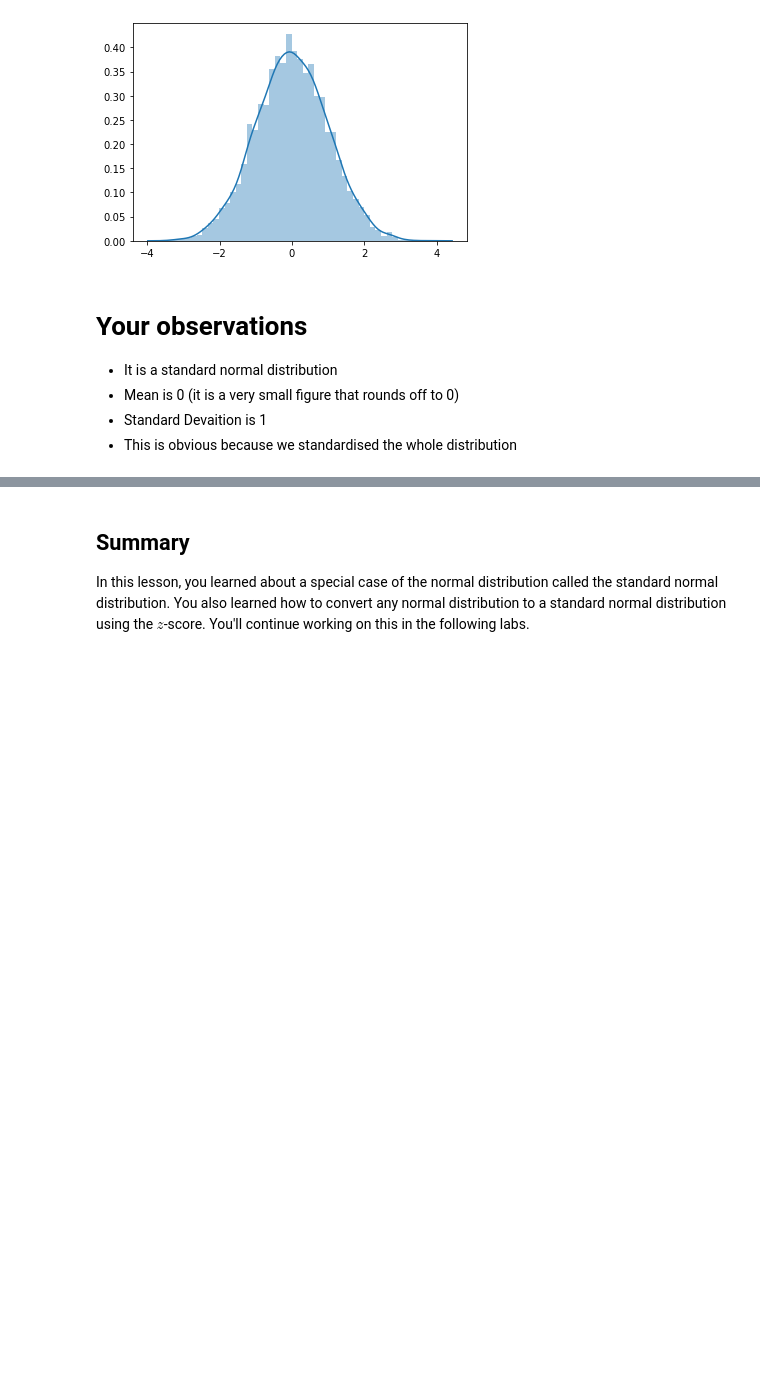
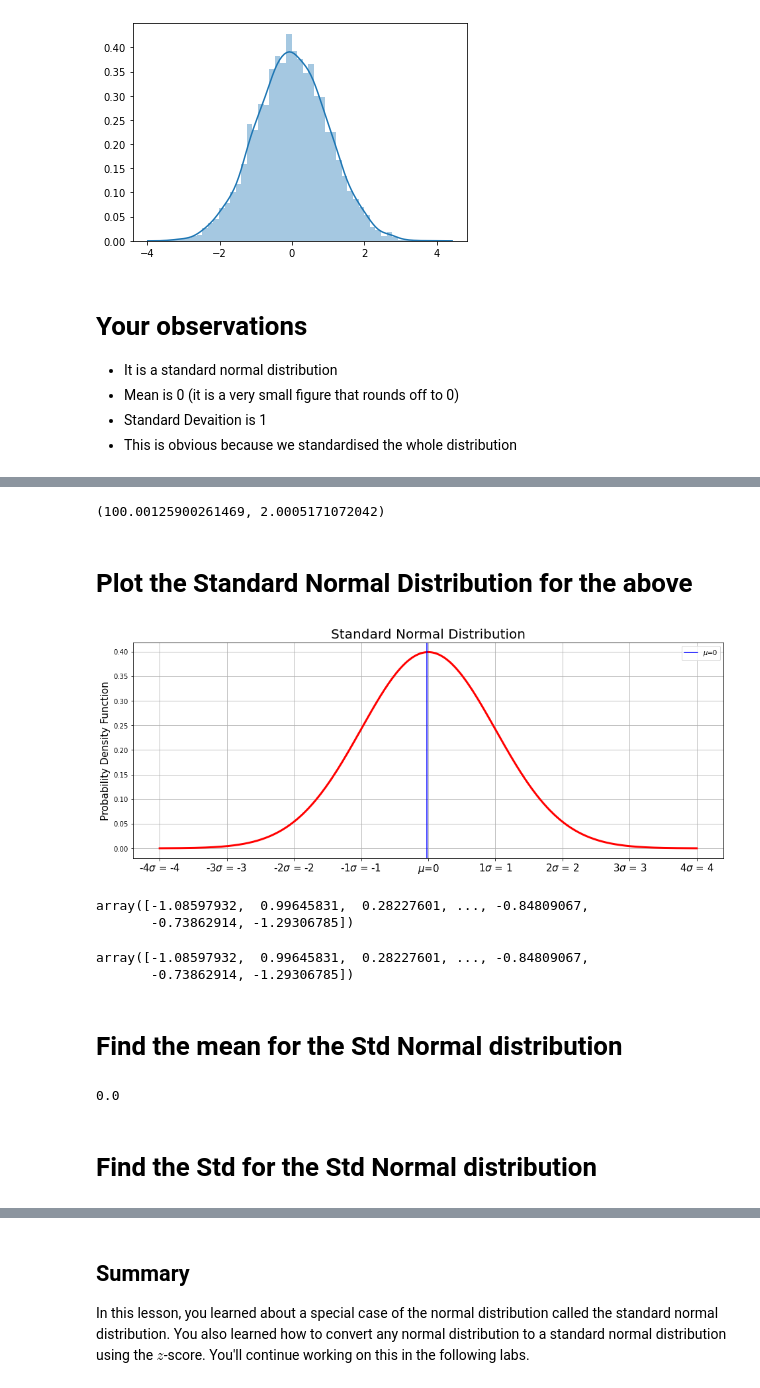
Before and after one commit to code-JOA/Introduction-to-Python, a Jupyter notebook: Statistics/Introduction To Statistics/06.Standard Normal Distribution.ipynb, the cells around one changed output, grey strips where cells are left out. Cells and saved outputs as stored; diff of their text form; code cells hidden in the pictures; blank space fills up the shorter version.

```diff
--- a/Statistics/Introduction To Statistics/06.Standard Normal Distribution.ipynb
+++ b/Statistics/Introduction To Statistics/06.Standard Normal Distribution.ipynb
@@ -262,0 +281,45 @@ Tree has a Std: 1.0
+# %%
+mu , sigma
+# %% [output]
+(100.00125900261469, 2.0005171072042)
+# %% [markdown]
+# Plot the Standard Normal Distribution for the above
+# %%
+plt.figure(figsize=(16,6))
+# plt.hist(z, bins=1000, density=True)
+plt.grid()
+plt.plot(x,y, linewidth=3, color="red")
+plt.xticks(np.arange(-4,5,1),
+          labels= ["-4$\sigma$ = -4" , "-3$\sigma$ = -3" , "-2$\sigma$ = -2" , "-1$\sigma$ = -1",
+                   "$\mu$=0" , "1$\sigma$ = 1" , "2$\sigma$ = 2" , "3$\sigma$ = 3" ,"4$\sigma$ = 4"] , fontsize=15)
+mean = y.mean()
+st_dev = y.std()
+plt.axvline(mean - st_dev, color = 'blue', label = '$\mu$=0')
+plt.title("Standard Normal Distribution" , fontsize=20)
+plt.ylabel("Probability Density Function" , fontsize=15)
+plt.legend()
+plt.show()
+# %% [output]
+[figure, added]
+# %%
+# Calculate the z-values for the pop
+(pop - mu) / sigma
+# %% [output]
+array([-1.08597932,  0.99645831,  0.28227601, ..., -0.84809067,
+       -0.73862914, -1.29306785])
+# %%
+# Or we can use scipy to find the same answer for the above
+z = stats.zscore(pop)
+z
+# %% [output]
+array([-1.08597932,  0.99645831,  0.28227601, ..., -0.84809067,
+       -0.73862914, -1.29306785])
+# %% [markdown]
+# Find the mean for the Std Normal distribution
+# %%
+# Note : the mean for the Std Normal distribution is 0
+round(z.mean() , 4)
+# %% [output]
+0.0
+# %% [markdown]
+# Find the Std for the Std Normal distribution
```
Also changed, not shown: parts of 15 cells of this notebook, 13 other files.
